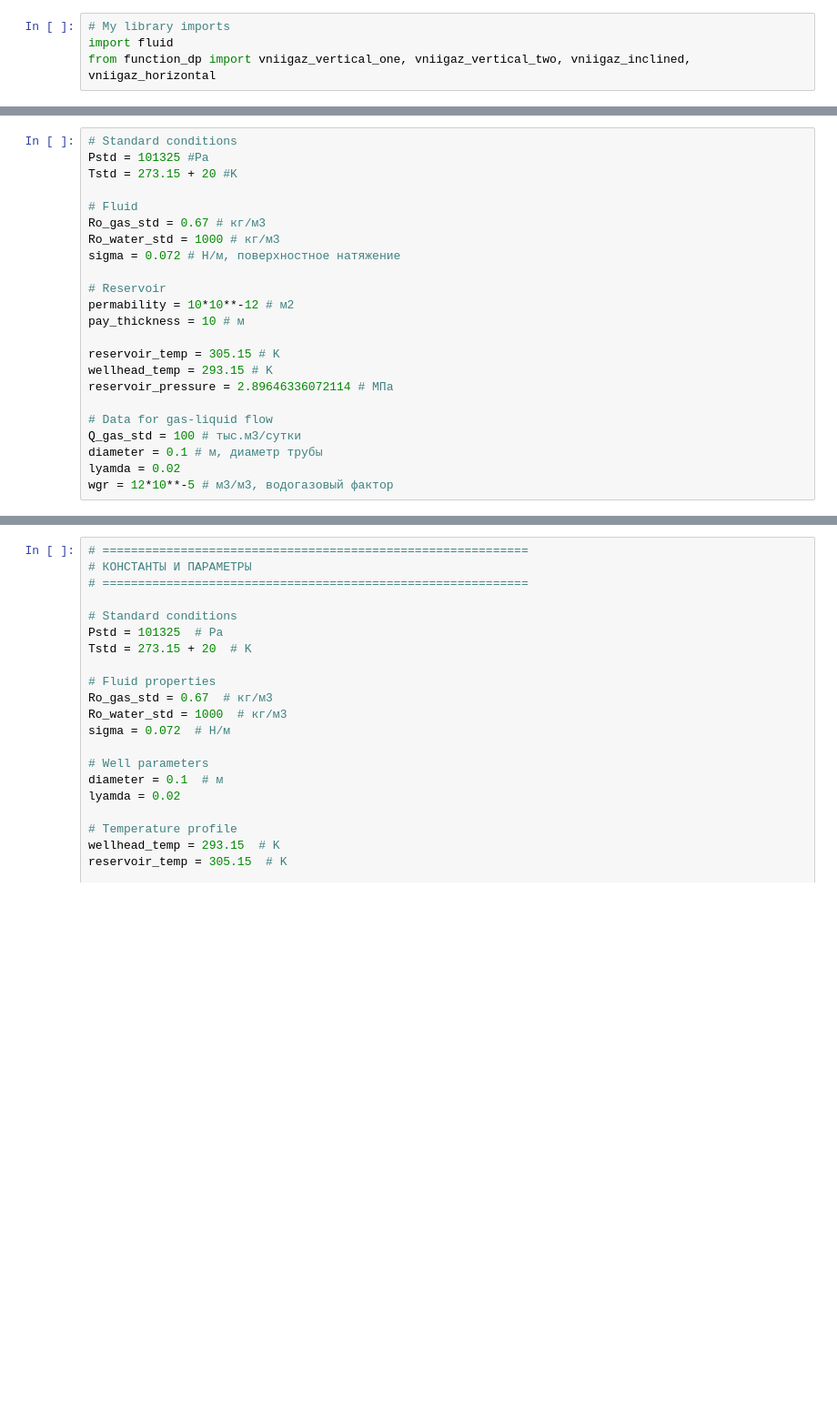
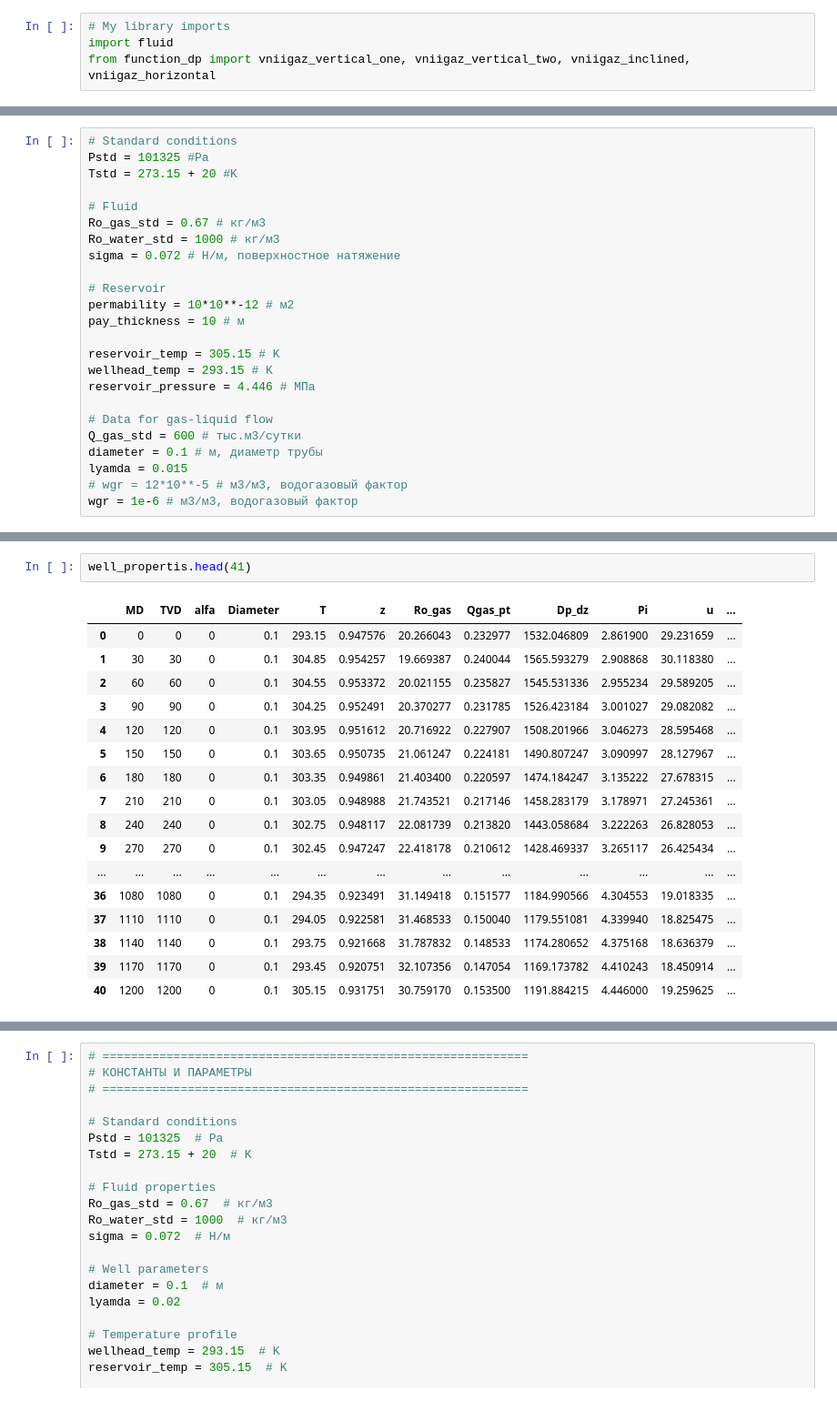
Before and after one commit to Rexihs/vertical_flow_performance, a Jupyter notebook: core.ipynb, the cells around one changed output, grey strips where cells are left out. Shown at 91% size. Saved outputs shown, nothing was run; the diff lists cells and outputs as text; blank space fills up the shorter version.

```diff
--- a/core.ipynb
+++ b/core.ipynb
@@ -70,13 +66,14 @@ pay_thickness = 10 # м
 
 reservoir_temp = 305.15 # K
 wellhead_temp = 293.15 # K
-reservoir_pressure = 2.89646336072114 # МПа
+reservoir_pressure = 4.446 # МПа
 
 # Data for gas-liquid flow
-Q_gas_std = 100 # тыс.м3/сутки
+Q_gas_std = 600 # тыс.м3/сутки
 diameter = 0.1 # м, диаметр трубы
-lyamda = 0.02
-wgr = 12*10**-5 # м3/м3, водогазовый фактор
+lyamda = 0.015
+# wgr = 12*10**-5 # м3/м3, водогазовый фактор
+wgr = 1e-6 # м3/м3, водогазовый фактор
 # %%
 # Well properties
 # Download inclinometry data
@@ -171,0 +153,20 @@ for idx in well_propertis.index[::-1]:
+# %%
+well_propertis.head(41)
+# %% [output]
+|  | MD | TVD | alfa | Diameter | T | z | Ro_gas | Qgas_pt | Dp_dz | Pi | u | ... |
+| 0 | 0 | 0 | 0 | 0.1 | 293.15 | 0.947576 | 20.266043 | 0.232977 | 1532.046809 | 2.861900 | 29.231659 | ... |
+| 1 | 30 | 30 | 0 | 0.1 | 304.85 | 0.954257 | 19.669387 | 0.240044 | 1565.593279 | 2.908868 | 30.118380 | ... |
+| 2 | 60 | 60 | 0 | 0.1 | 304.55 | 0.953372 | 20.021155 | 0.235827 | 1545.531336 | 2.955234 | 29.589205 | ... |
+| 3 | 90 | 90 | 0 | 0.1 | 304.25 | 0.952491 | 20.370277 | 0.231785 | 1526.423184 | 3.001027 | 29.082082 | ... |
+| 4 | 120 | 120 | 0 | 0.1 | 303.95 | 0.951612 | 20.716922 | 0.227907 | 1508.201966 | 3.046273 | 28.595468 | ... |
+| 5 | 150 | 150 | 0 | 0.1 | 303.65 | 0.950735 | 21.061247 | 0.224181 | 1490.807247 | 3.090997 | 28.127967 | ... |
+| 6 | 180 | 180 | 0 | 0.1 | 303.35 | 0.949861 | 21.403400 | 0.220597 | 1474.184247 | 3.135222 | 27.678315 | ... |
+| 7 | 210 | 210 | 0 | 0.1 | 303.05 | 0.948988 | 21.743521 | 0.217146 | 1458.283179 | 3.178971 | 27.245361 | ... |
+| 8 | 240 | 240 | 0 | 0.1 | 302.75 | 0.948117 | 22.081739 | 0.213820 | 1443.058684 | 3.222263 | 26.828053 | ... |
+| 9 | 270 | 270 | 0 | 0.1 | 302.45 | 0.947247 | 22.418178 | 0.210612 | 1428.469337 | 3.265117 | 26.425434 | ... |
+| ... | ... | ... | ... | ... | ... | ... | ... | ... | ... | ... | ... | ... |
+| 36 | 1080 | 1080 | 0 | 0.1 | 294.35 | 0.923491 | 31.149418 | 0.151577 | 1184.990566 | 4.304553 | 19.018335 | ... |
+| 37 | 1110 | 1110 | 0 | 0.1 | 294.05 | 0.922581 | 31.468533 | 0.150040 | 1179.551081 | 4.339940 | 18.825475 | ... |
+| 38 | 1140 | 1140 | 0 | 0.1 | 293.75 | 0.921668 | 31.787832 | 0.148533 | 1174.280652 | 4.375168 | 18.636379 | ... |
+| 39 | 1170 | 1170 | 0 | 0.1 | 293.45 | 0.920751 | 32.107356 | 0.147054 | 1169.173782 | 4.410243 | 18.450914 | ... |
+| 40 | 1200 | 1200 | 0 | 0.1 | 305.15 | 0.931751 | 30.759170 | 0.153500 | 1191.884215 | 4.446000 | 19.259625 | ... |
```
Also changed, not shown: parts of 13 cells of this notebook.
